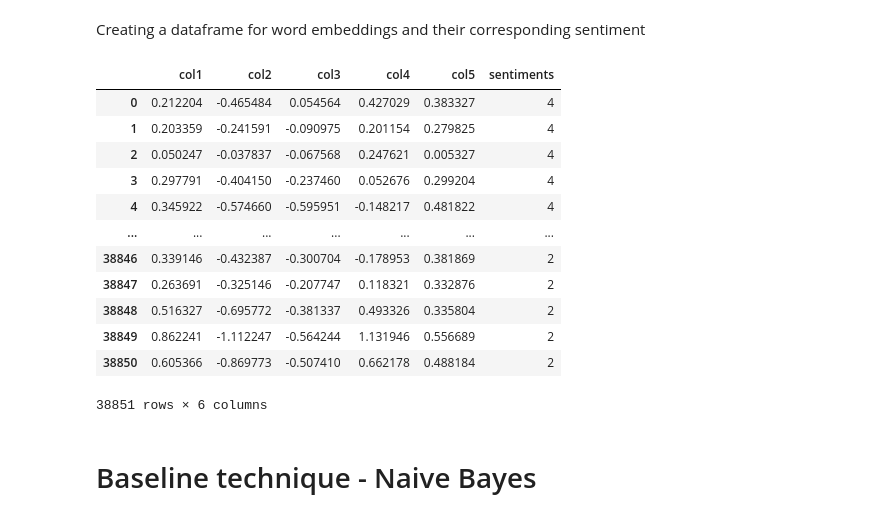
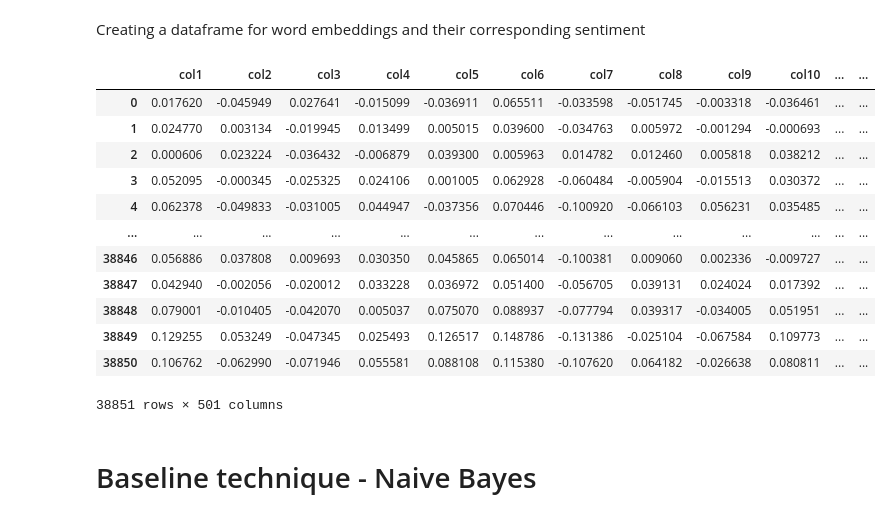
Before and after one commit to vishal19217/CyberBullying_Sentiment_Analysis, a Jupyter notebook: ML_Project_PreProcessing.ipynb, the cells around one changed output. Cells and saved outputs as stored; diff of their text form; code cells hidden in the pictures.

```diff
--- a/ML_Project_PreProcessing.ipynb
+++ b/ML_Project_PreProcessing.ipynb
@@ -576,24 +565,28 @@ for key, value in basic_clean_df.iterrows():
   word_embeddings.append(embedding)
 # %% [markdown]
 Creating a dataframe for word embeddings and their corresponding sentiment
-# %%
-embeddings_df = pd.DataFrame(word_embeddings, columns = ['col1', 'col2', 'col3', 'col4', 'col5'])
-embeddings_df['sentiments'] = tweet_sentiment
-embeddings_df
-# %% [output]
-|  | col1 | col2 | col3 | col4 | col5 | sentiments |
-| 0 | 0.212204 | -0.465484 | 0.054564 | 0.427029 | 0.383327 | 4 |
-| 1 | 0.203359 | -0.241591 | -0.090975 | 0.201154 | 0.279825 | 4 |
-| 2 | 0.050247 | -0.037837 | -0.067568 | 0.247621 | 0.005327 | 4 |
-| 3 | 0.297791 | -0.404150 | -0.237460 | 0.052676 | 0.299204 | 4 |
-| 4 | 0.345922 | -0.574660 | -0.595951 | -0.148217 | 0.481822 | 4 |
-| ... | ... | ... | ... | ... | ... | ... |
-| 38846 | 0.339146 | -0.432387 | -0.300704 | -0.178953 | 0.381869 | 2 |
-| 38847 | 0.263691 | -0.325146 | -0.207747 | 0.118321 | 0.332876 | 2 |
-| 38848 | 0.516327 | -0.695772 | -0.381337 | 0.493326 | 0.335804 | 2 |
-| 38849 | 0.862241 | -1.112247 | -0.564244 | 1.131946 | 0.556689 | 2 |
-| 38850 | 0.605366 | -0.869773 | -0.507410 | 0.662178 | 0.488184 | 2 |
-38851 rows × 6 columns
+# %%
+cols = []
+for i in range(500):
+  col_name = "col"+str(i+1)
+  cols.append(col_name)
+embeddings_df = pd.DataFrame(word_embeddings, columns = cols)
+embeddings_df['sentiments'] = tweet_sentiment
+embeddings_df
+# %% [output]
+|  | col1 | col2 | col3 | col4 | col5 | col6 | col7 | col8 | col9 | col10 | ... | ... |
+| 0 | 0.017620 | -0.045949 | 0.027641 | -0.015099 | -0.036911 | 0.065511 | -0.033598 | -0.051745 | -0.003318 | -0.036461 | ... | ... |
+| 1 | 0.024770 | 0.003134 | -0.019945 | 0.013499 | 0.005015 | 0.039600 | -0.034763 | 0.005972 | -0.001294 | -0.000693 | ... | ... |
+| 2 | 0.000606 | 0.023224 | -0.036432 | -0.006879 | 0.039300 | 0.005963 | 0.014782 | 0.012460 | 0.005818 | 0.038212 | ... | ... |
+| 3 | 0.052095 | -0.000345 | -0.025325 | 0.024106 | 0.001005 | 0.062928 | -0.060484 | -0.005904 | -0.015513 | 0.030372 | ... | ... |
+| 4 | 0.062378 | -0.049833 | -0.031005 | 0.044947 | -0.037356 | 0.070446 | -0.100920 | -0.066103 | 0.056231 | 0.035485 | ... | ... |
+| ... | ... | ... | ... | ... | ... | ... | ... | ... | ... | ... | ... | ... |
+| 38846 | 0.056886 | 0.037808 | 0.009693 | 0.030350 | 0.045865 | 0.065014 | -0.100381 | 0.009060 | 0.002336 | -0.009727 | ... | ... |
+| 38847 | 0.042940 | -0.002056 | -0.020012 | 0.033228 | 0.036972 | 0.051400 | -0.056705 | 0.039131 | 0.024024 | 0.017392 | ... | ... |
+| 38848 | 0.079001 | -0.010405 | -0.042070 | 0.005037 | 0.075070 | 0.088937 | -0.077794 | 0.039317 | -0.034005 | 0.051951 | ... | ... |
+| 38849 | 0.129255 | 0.053249 | -0.047345 | 0.025493 | 0.126517 | 0.148786 | -0.131386 | -0.025104 | -0.067584 | 0.109773 | ... | ... |
+| 38850 | 0.106762 | -0.062990 | -0.071946 | 0.055581 | 0.088108 | 0.115380 | -0.107620 | 0.064182 | -0.026638 | 0.080811 | ... | ... |
+38851 rows × 501 columns
 # %% [markdown]
 # Baseline technique - Naive Bayes
 # %% [markdown]
```
Also changed, not shown: parts of 19 cells of this notebook.
